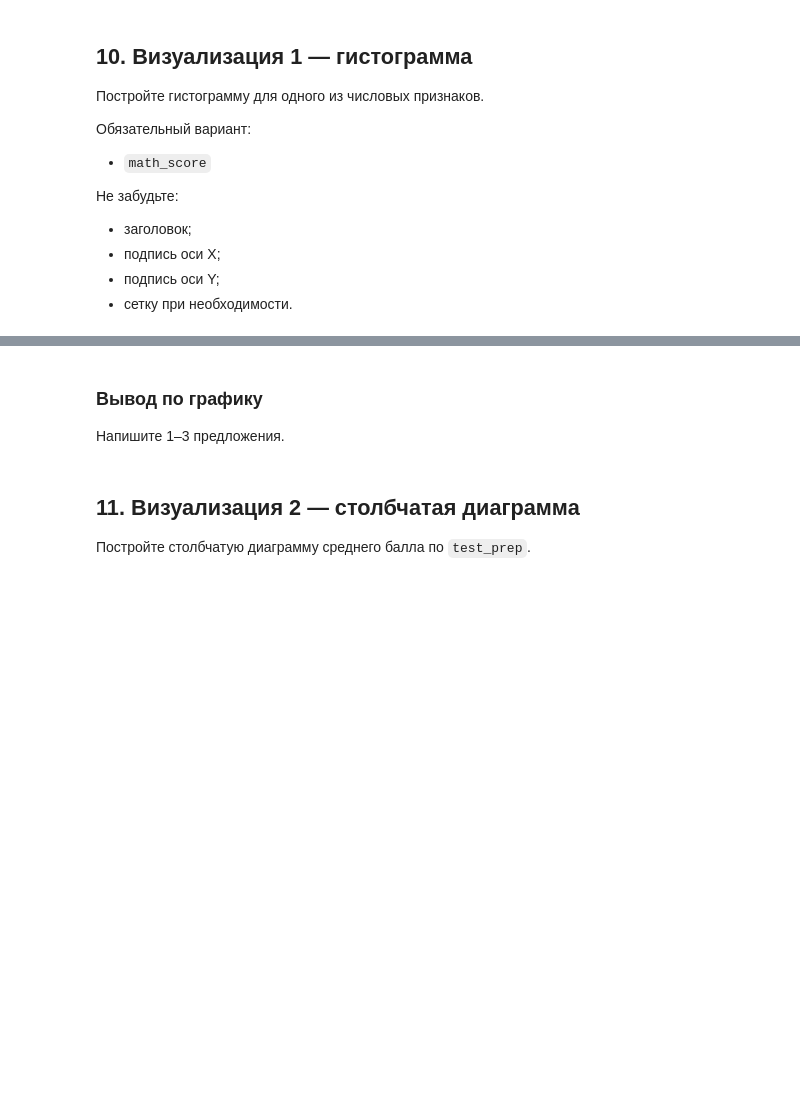
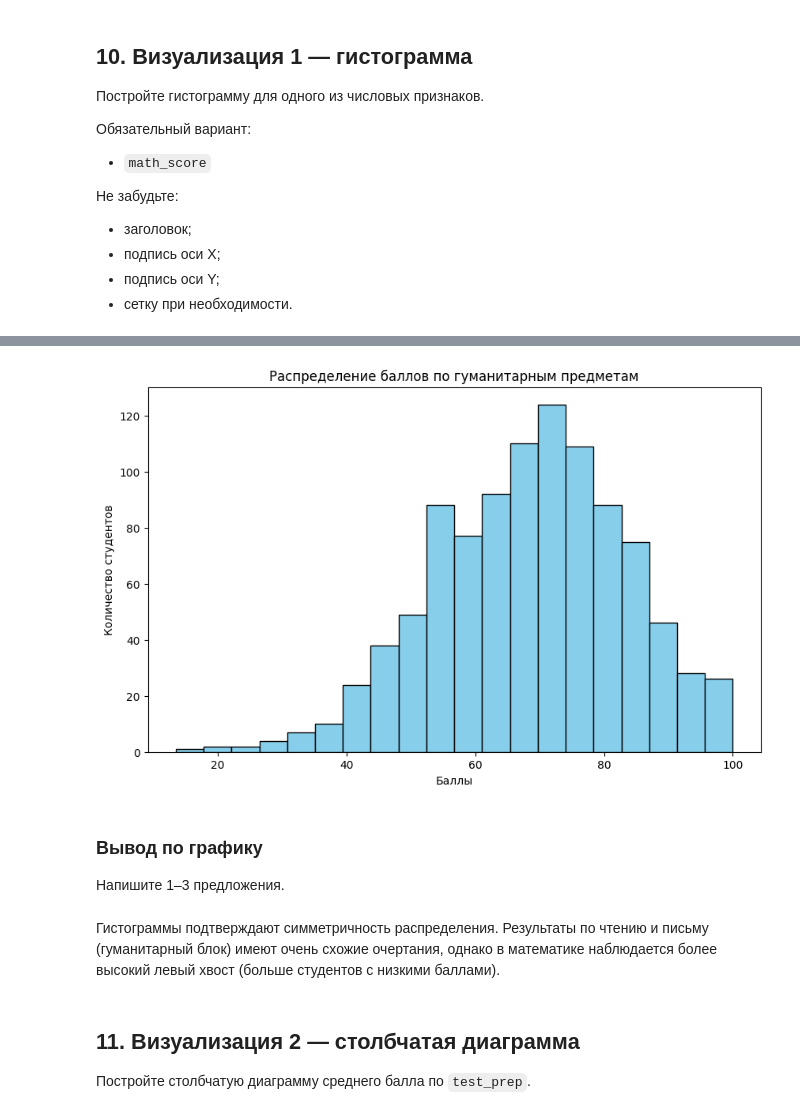
Before and after one commit to AR-git-hub/ITMO.py, a Jupyter notebook: second_semester/LR9/lab_template.ipynb, the cells around one changed output, grey strips where cells are left out. Cells and saved outputs as stored; diff of their text form; code cells hidden in the pictures; blank space fills up the shorter version.

```diff
--- a/second_semester/LR9/lab_template.ipynb
+++ b/second_semester/LR9/lab_template.ipynb
@@ -161,3 +506,14 @@
+# %%
+plt.figure(figsize=(10, 6))
+
+plt.hist(df['avg_humanitarian_score'], bins=20, color='skyblue', edgecolor='black')
+
+plt.title('Распределение баллов по гуманитарным предметам')
+plt.xlabel('Баллы')
+plt.ylabel('Количество студентов')
+plt.show()
+# %% [output]
+[figure, added]
 # %% [markdown]
 ### Вывод по графику
 Напишите 1–3 предложения.
@@ -166,3 +520,6 @@
+# %% [markdown]
+Гистограммы подтверждают симметричность распределения.
+Результаты по чтению и письму (гуманитарный блок) имеют очень схожие очертания, однако в математике наблюдается более высокий левый хвост (больше студентов с низкими баллами).
 # %% [markdown]
 ## 11. Визуализация 2 — столбчатая диаграмма
 
```
Also changed, not shown: parts of 66 cells of this notebook, 3 other files.
